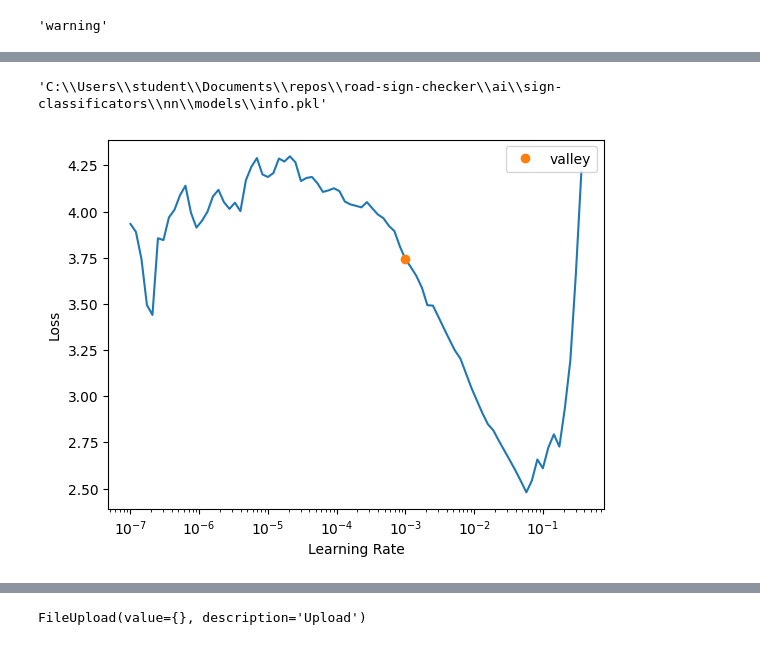
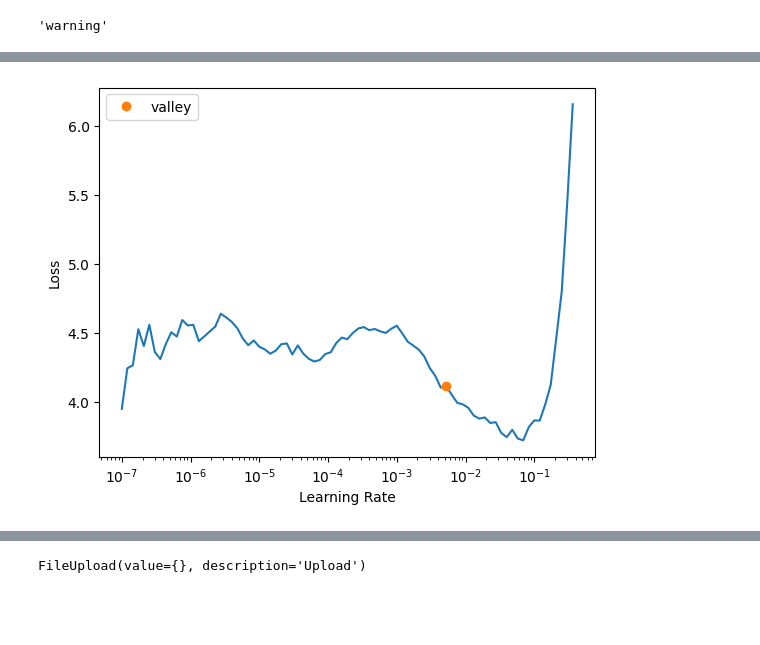
Before and after one commit to Javolins/road-sign-checker, a Jupyter notebook: ai/sign-classificators/subset-training.ipynb, the cells around one changed output, grey strips where cells are left out. Drawn from its saved outputs; the diff is of its cells as text; code cells hidden in the pictures; blank space fills up the shorter version.

Commit message:
refactored learning code added sample multiplication in learner

```diff
--- a/ai/sign-classificators/subset-training.ipynb
+++ b/ai/sign-classificators/subset-training.ipynb
@@ -23,10 +16,11 @@ plotGrid(preprocessSignsResult.outputDirPath)
 # %%
-from sign_type_learner import learnNNForSpecificSignType
-modelPath = learnNNForSpecificSignType(preprocessSignsResult.outputDirPath, subsetName, 1)
-modelPath
+from sign_type_learner import SpecificSignTypeLearner
+
+learner = SpecificSignTypeLearner(preprocessSignsResult.outputDirPath, subsetName, 4)
+learner.tuneModel(1)
+modelPath = learner.modelPath
 # %% [output]
 [interactive output not drawn]
 [interactive output not drawn]
 [interactive output not drawn]
-'C:\\Users\\student\\Documents\\repos\\road-sign-checker\\ai\\sign-classificators\\nn\\models\\info.pkl'
-[figure, old version]
+[figure, new version]
```
Also changed, not shown: parts of 4 cells of this notebook, 1 other file.
